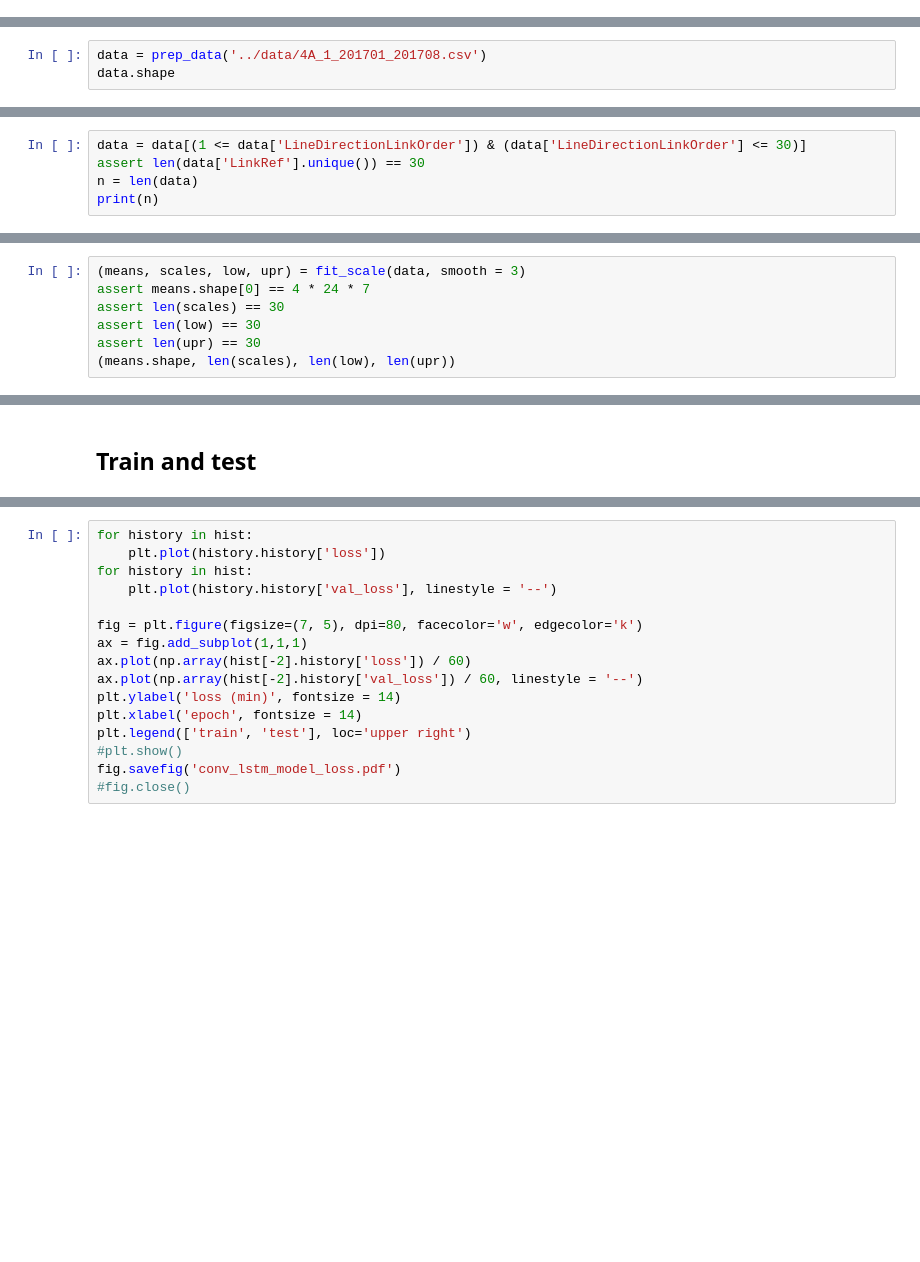
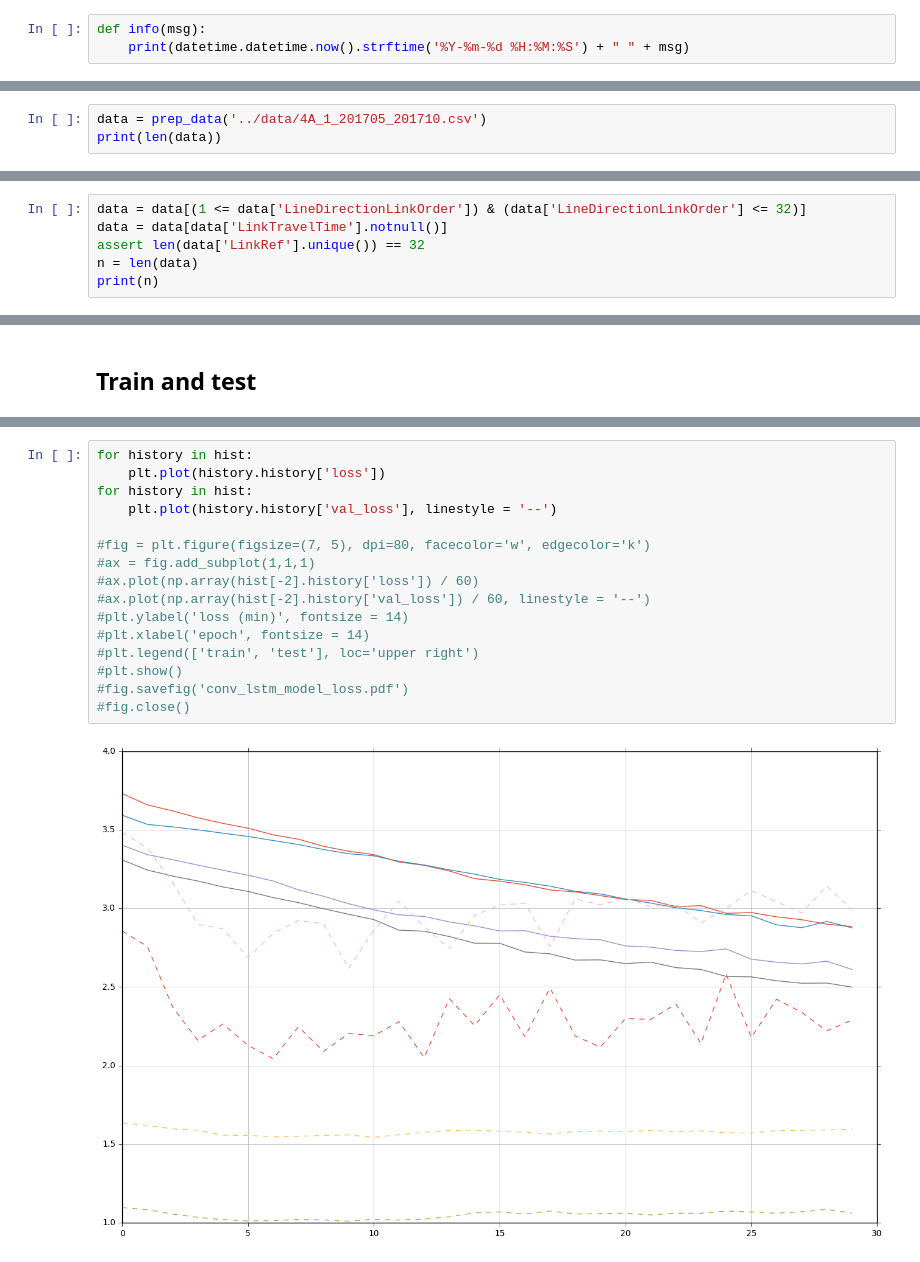
Before and after one commit to niklascp/bus-arrival-convlstm, a Jupyter notebook: jupyter/ConvLSTM_3x15min_10x64-5x64-10x64-5x64.ipynb, the cells around one changed output, grey strips where cells are left out. Saved outputs shown, nothing was run; the diff lists cells and outputs as text; blank space fills up the shorter version.

```diff
--- a/jupyter/ConvLSTM_3x15min_10x64-5x64-10x64-5x64.ipynb
+++ b/jupyter/ConvLSTM_3x15min_10x64-5x64-10x64-5x64.ipynb
@@ -92,9 +92,12 @@ def build_model(input_timesteps, output_timesteps):
     optimizer = RMSprop() #lr=0.0001, rho=0.9, epsilon=1e-08, decay=0.9)
     model.compile(loss = "mse", optimizer = optimizer)
     return model
+# %%
+def info(msg):
+    print(datetime.datetime.now().strftime('%Y-%m-%d %H:%M:%S') + " " + msg)
 # %% [markdown]
 ## Load data
 # %%
-data = prep_data('../data/4A_1_201701_201708.csv')
-data.shape
+data = prep_data('../data/4A_1_201705_201710.csv')
+print(len(data))
 # %% [output]
@@ -102,6 +107,7 @@ data.shape
 # %%
-data = data[(1 <= data['LineDirectionLinkOrder']) & (data['LineDirectionLinkOrder'] <= 30)]
-assert len(data['LinkRef'].unique()) == 30
+data = data[(1 <= data['LineDirectionLinkOrder']) & (data['LineDirectionLinkOrder'] <= 32)]
+data = data[data['LinkTravelTime'].notnull()]
+assert len(data['LinkRef'].unique()) == 32
 n = len(data)
 print(n)
 # %% [output]
@@ -111,7 +114,0 @@ print(n)
-# %%
-(means, scales, low, upr) = fit_scale(data, smooth = 3)
-assert means.shape[0] == 4 * 24 * 7
-assert len(scales) == 30
-assert len(low) == 30
-assert len(upr) == 30
-(means.shape, len(scales), len(low), len(upr))
@@ -245,16 +226,18 @@ print('Training duration (s) : ', time.time() - global_start_time)
 # %%
 for history in hist:
     plt.plot(history.history['loss'])
 for history in hist:
     plt.plot(history.history['val_loss'], linestyle = '--')
 
-fig = plt.figure(figsize=(7, 5), dpi=80, facecolor='w', edgecolor='k')
-ax = fig.add_subplot(1,1,1)
-ax.plot(np.array(hist[-2].history['loss']) / 60)
-ax.plot(np.array(hist[-2].history['val_loss']) / 60, linestyle = '--')
-plt.ylabel('loss (min)', fontsize = 14)
-plt.xlabel('epoch', fontsize = 14)
-plt.legend(['train', 'test'], loc='upper right')
+#fig = plt.figure(figsize=(7, 5), dpi=80, facecolor='w', edgecolor='k')
+#ax = fig.add_subplot(1,1,1)
+#ax.plot(np.array(hist[-2].history['loss']) / 60)
+#ax.plot(np.array(hist[-2].history['val_loss']) / 60, linestyle = '--')
+#plt.ylabel('loss (min)', fontsize = 14)
+#plt.xlabel('epoch', fontsize = 14)
+#plt.legend(['train', 'test'], loc='upper right')
 #plt.show()
-fig.savefig('conv_lstm_model_loss.pdf')
+#fig.savefig('conv_lstm_model_loss.pdf')
 #fig.close()
+# %% [output]
+[figure, added]
```
Also changed, not shown: parts of 19 cells of this notebook, 2 other files.
